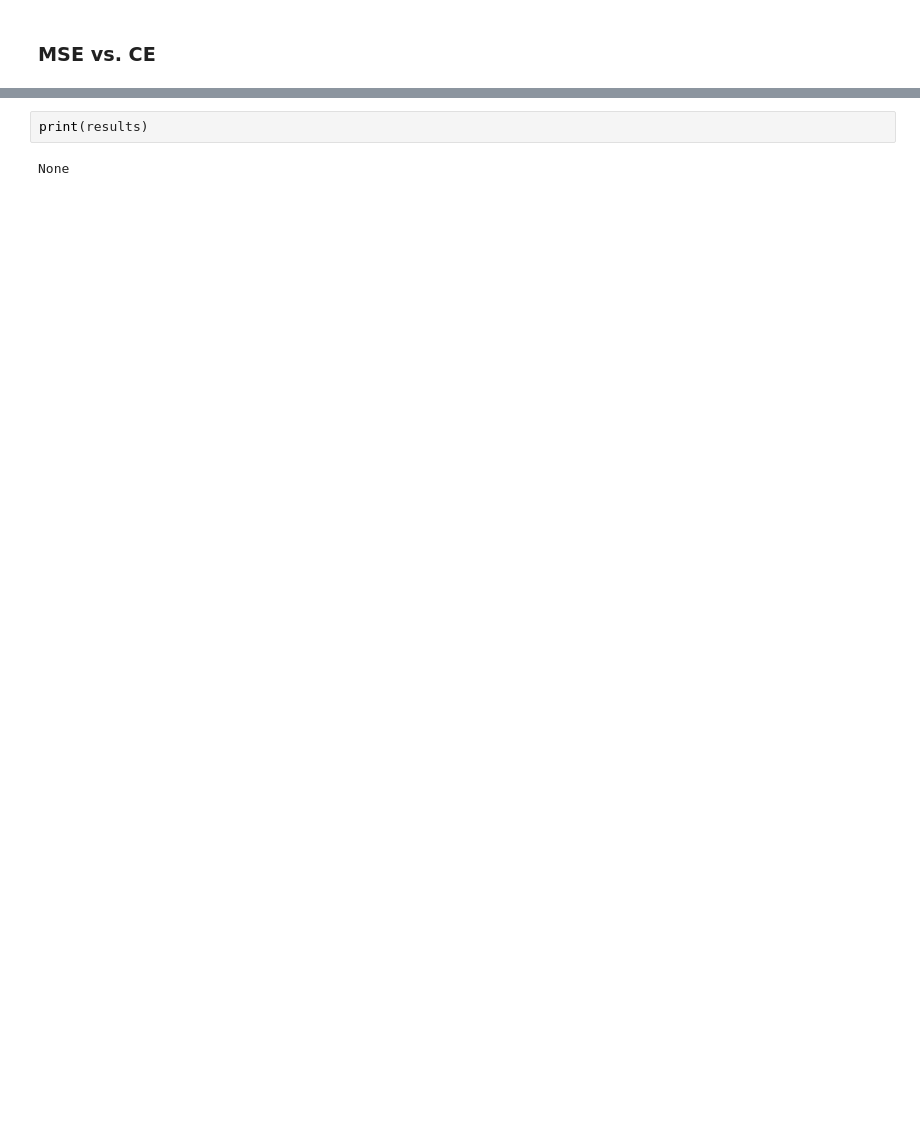
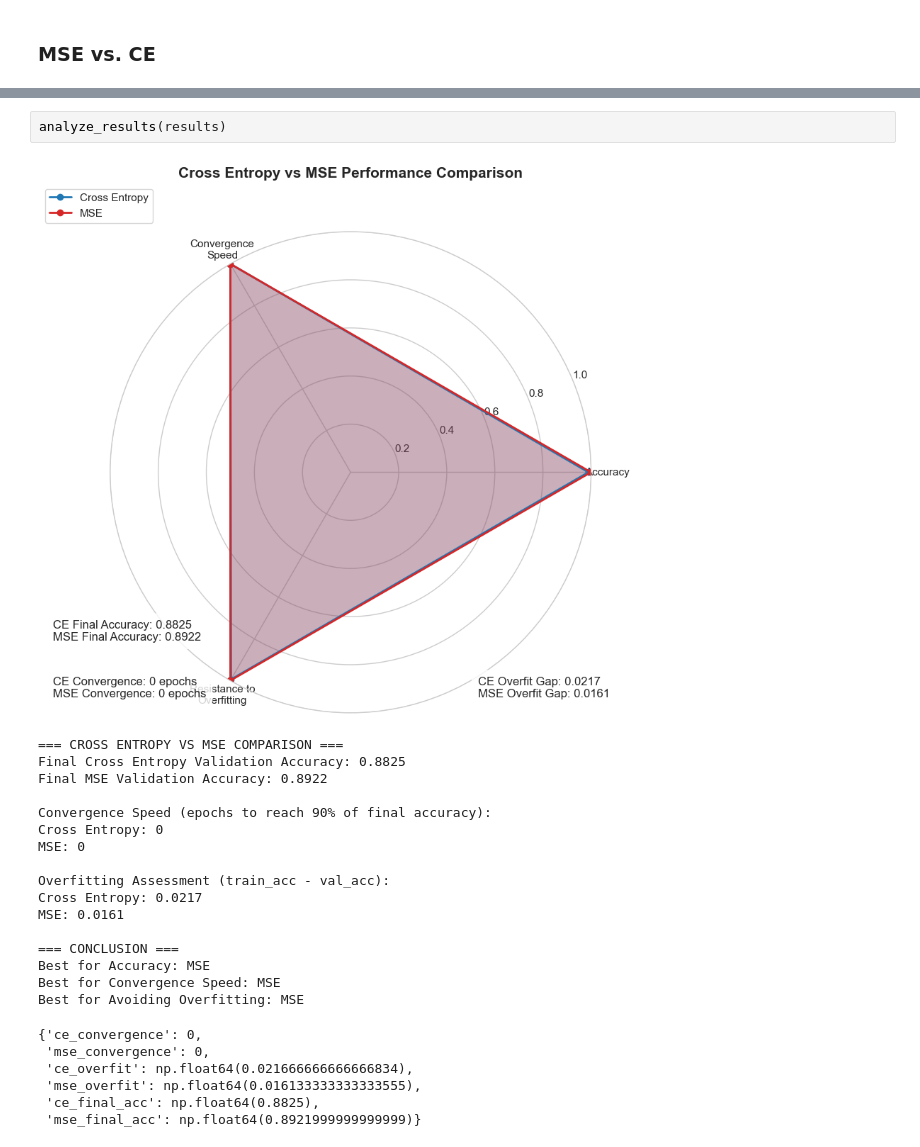
Before and after one commit to BullsEye268/da6401_assignment1, a Jupyter notebook: trials_2.ipynb, the cells around one changed output, grey strips where cells are left out. Cells and saved outputs as stored; diff of their text form; blank space fills up the shorter version.

```diff
--- a/trials_2.ipynb
+++ b/trials_2.ipynb
@@ -756,4 +678,26 @@ TypeError: 'NoneType' object is not subscriptable
 # %%
-print(results)
+analyze_results(results)
 # %% [output]
+[figure, added]
-None
+=== CROSS ENTROPY VS MSE COMPARISON ===
+Final Cross Entropy Validation Accuracy: 0.8825
+Final MSE Validation Accuracy: 0.8922
+
+Convergence Speed (epochs to reach 90% of final accuracy):
+Cross Entropy: 0
+MSE: 0
+
+Overfitting Assessment (train_acc - val_acc):
+Cross Entropy: 0.0217
+MSE: 0.0161
+
+=== CONCLUSION ===
+Best for Accuracy: MSE
+Best for Convergence Speed: MSE
+Best for Avoiding Overfitting: MSE
+{'ce_convergence': 0,
+ 'mse_convergence': 0,
+ 'ce_overfit': np.float64(0.021666666666666834),
+ 'mse_overfit': np.float64(0.016133333333333555),
+ 'ce_final_acc': np.float64(0.8825),
+ 'mse_final_acc': np.float64(0.8921999999999999)}
```
Also changed, not shown: parts of 7 cells of this notebook, 8 other files.
